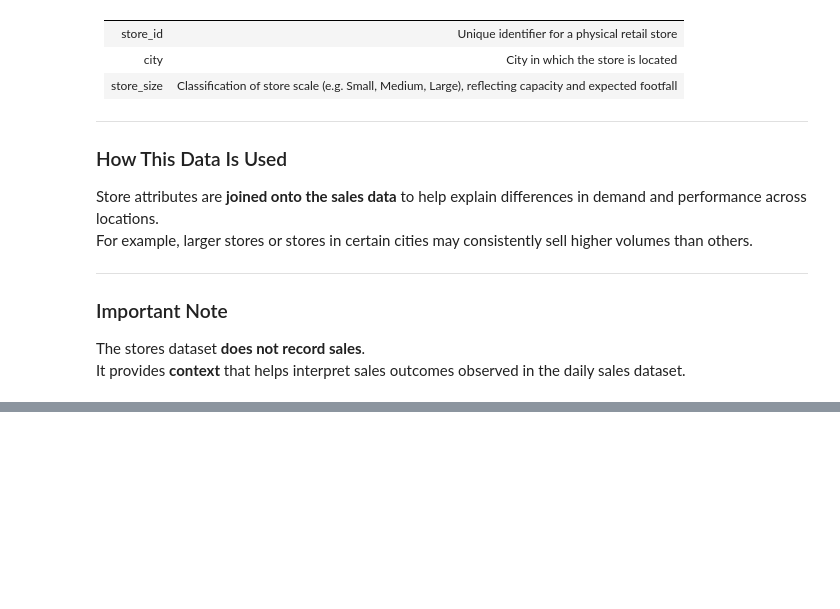
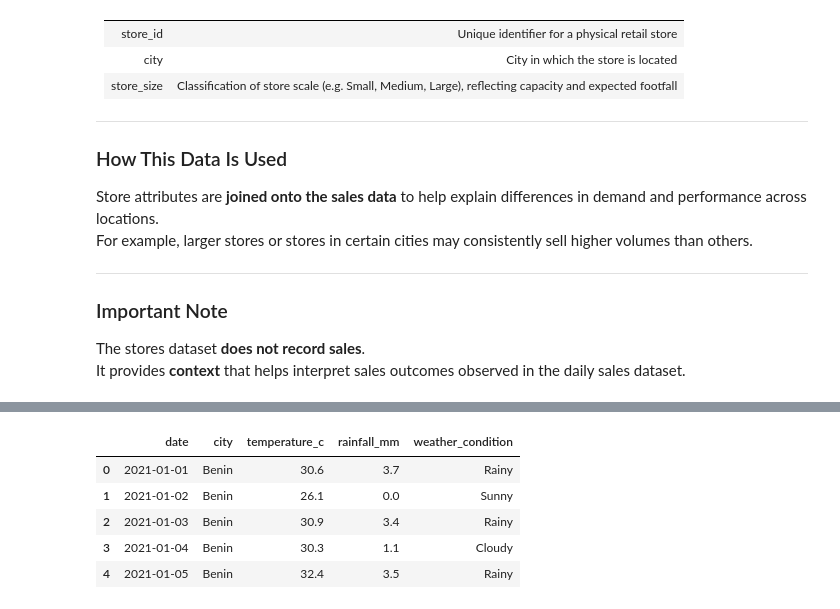
Before and after one commit to Bonaboss01/retail-sales-forecasting-genai, a Jupyter notebook: notebooks/Untitled.ipynb, the cells around one changed output, grey strips where cells are left out. Drawn from its saved outputs; the diff is of its cells as text; code cells hidden in the pictures; blank space fills up the shorter version.

```diff
--- a/notebooks/Untitled.ipynb
+++ b/notebooks/Untitled.ipynb
@@ -285,0 +428,9 @@ df['date'].min(), df['date'].max()
+# %%
+weather.head()
+# %% [output]
+|  | date | city | temperature_c | rainfall_mm | weather_condition |
+| 0 | 2021-01-01 | Benin | 30.6 | 3.7 | Rainy |
+| 1 | 2021-01-02 | Benin | 26.1 | 0.0 | Sunny |
+| 2 | 2021-01-03 | Benin | 30.9 | 3.4 | Rainy |
+| 3 | 2021-01-04 | Benin | 30.3 | 1.1 | Cloudy |
+| 4 | 2021-01-05 | Benin | 32.4 | 3.5 | Rainy |
```
Also changed, not shown: parts of 38 cells of this notebook, 2 other files.
